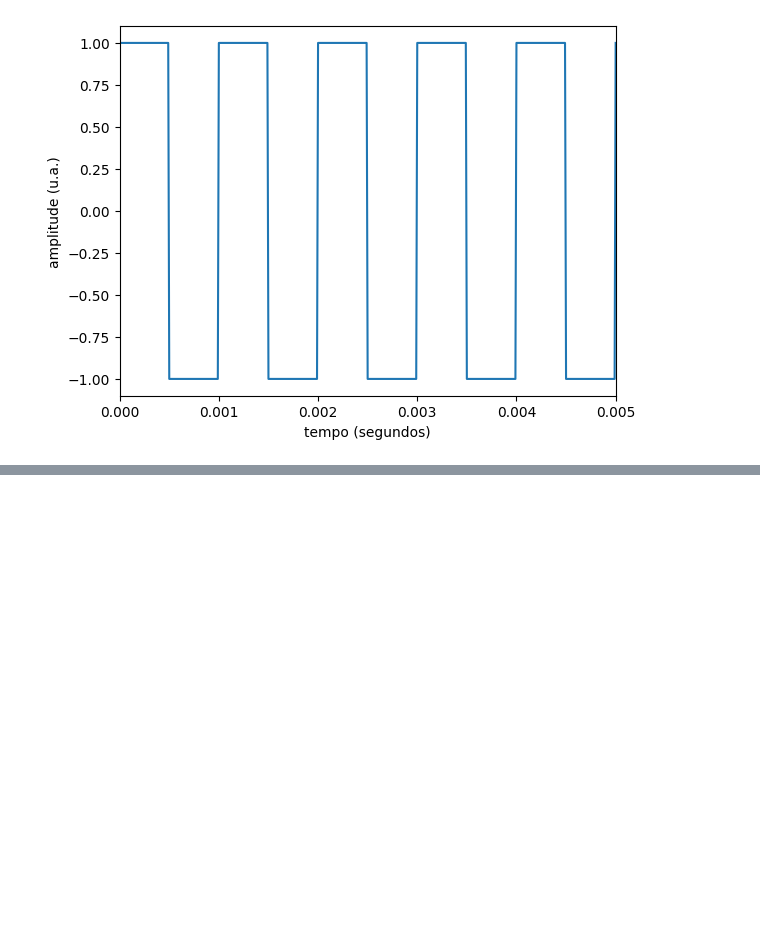
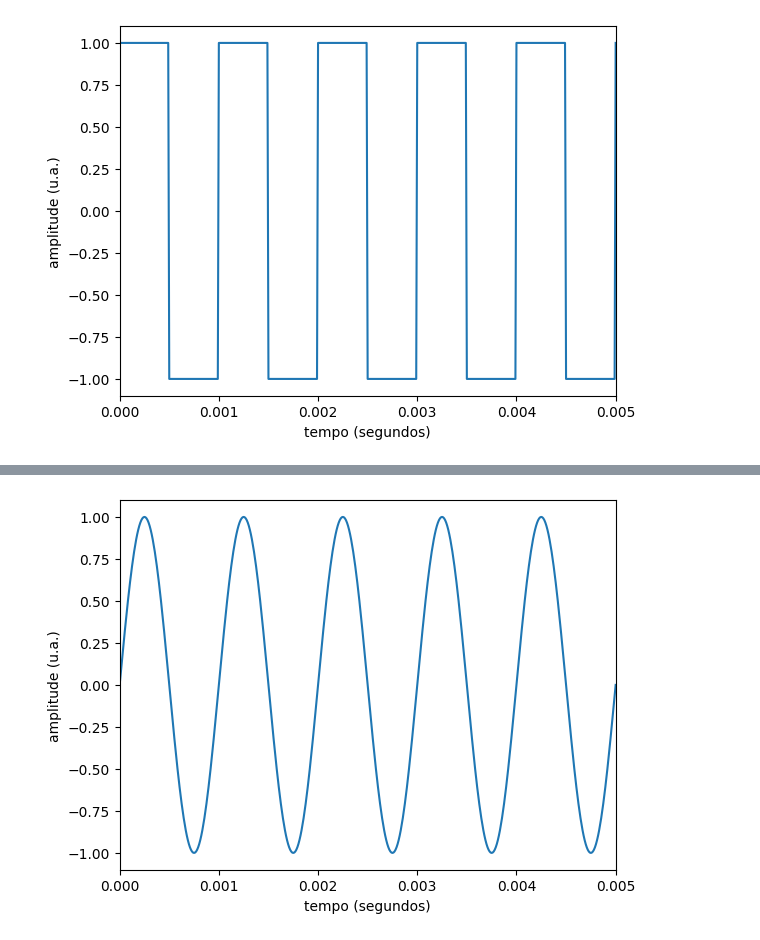
Before and after one commit to marcelo-m-filho/utfpr-el60c-jupyter, a Jupyter notebook: Baby's Second Python FFT.ipynb, the cells around one changed output, grey strips where cells are left out. Saved outputs shown, nothing was run; the diff lists cells and outputs as text; code cells hidden in the pictures; blank space fills up the shorter version.

```diff
--- a/Baby's Second Python FFT.ipynb
+++ b/Baby's Second Python FFT.ipynb
@@ -40,0 +97,5 @@ square_wave.plot()
+# %%
+sine_wave = SineWave(50, 96000, 1000)
+sine_wave.plot()
+# %% [output]
+[figure, added]
```
Also changed, not shown: parts of 7 cells of this notebook.
